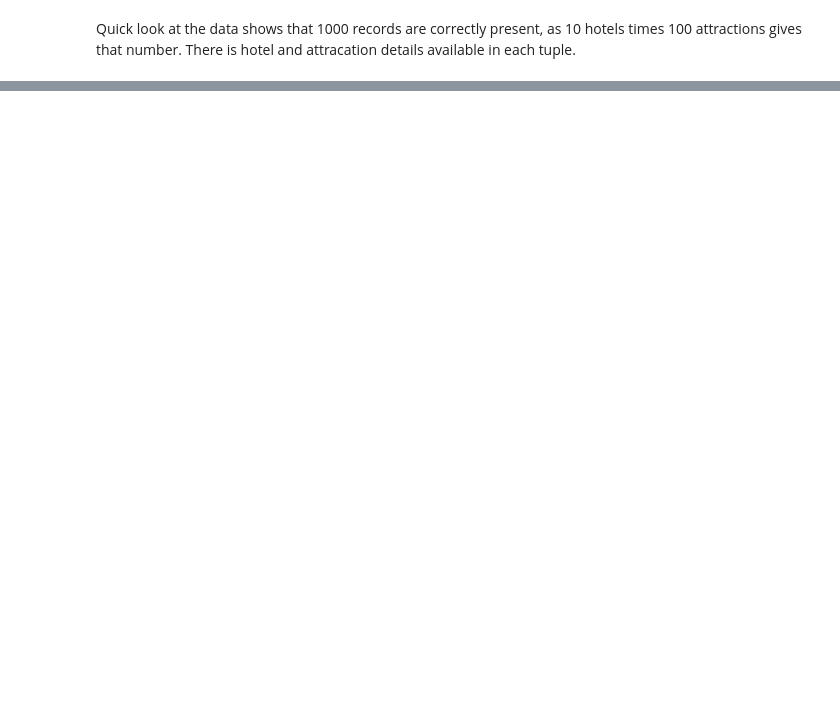
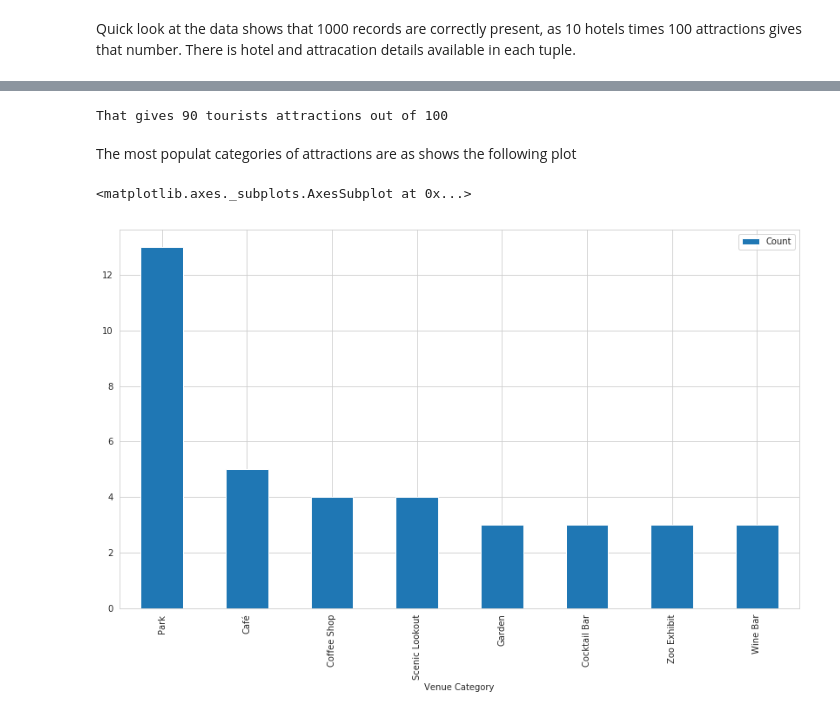
Before and after one commit to iksemot/Coursera_Capstone, a Jupyter notebook: project/project-2.ipynb, the cells around one changed output, grey strips where cells are left out. Drawn from its saved outputs; the diff is of its cells as text; code cells hidden in the pictures; blank space fills up the shorter version.

```diff
--- a/project/project-2.ipynb
+++ b/project/project-2.ipynb
@@ -498,0 +412,7 @@ map4
+# %%
+import folium
+import matplotlib.pyplot as plt
+import seaborn as sns
+
+%matplotlib inline
+sns.set_style('whitegrid')
@@ -498,0 +435,4 @@ map4
+# %%
+# Those are not tourists attractions
+not_tourists_attractions_categories = ['Butcher', 'Paper / Office Supplies Store', 'Hotel', 'Gourmet Shop',
+       'Cosmetics Shop', 'Farmers Market', 'Dance Studio']
@@ -498,0 +450,3 @@ map4
+# %%
+most_popular_tourists_attractions = most_popular_attractions[~most_popular_attractions['Venue Category'].isin(not_tourists_attractions_categories)]
+most_popular_non_tourists_attractions = most_popular_attractions[most_popular_attractions['Venue Category'].isin(not_tourists_attractions_categories)]
@@ -498,0 +456,21 @@ map4
+# %%
+print('That gives', number_of_tourists_attractions, 'tourists attractions out of', most_popular_attractions.shape[0])
+# %% [output]
+That gives 90 tourists attractions out of 100
+# %%
+most_popular_tourists_attractions_categories = most_popular_tourists_attractions \
+    .groupby('Venue Category') \
+    .count()['Venue Id'] \
+    .reset_index(name='Count') \
+    .sort_values(['Count'], ascending=False)
+
+top_most_popular_tourists_attractions_categories = most_popular_tourists_attractions_categories[
+    most_popular_tourists_attractions_categories['Count'] > round(most_popular_tourists_attractions_categories['Count'].mean())
+]
+# %% [markdown]
+The most populat categories of attractions are as shows the following plot
+# %%
+top_most_popular_tourists_attractions_categories.plot.bar(x='Venue Category', figsize=(14,8))
+# %% [output]
+<matplotlib.axes._subplots.AxesSubplot at 0x...>
+[figure, added]
```
Also changed, not shown: parts of 70 cells of this notebook, 11 other files.
